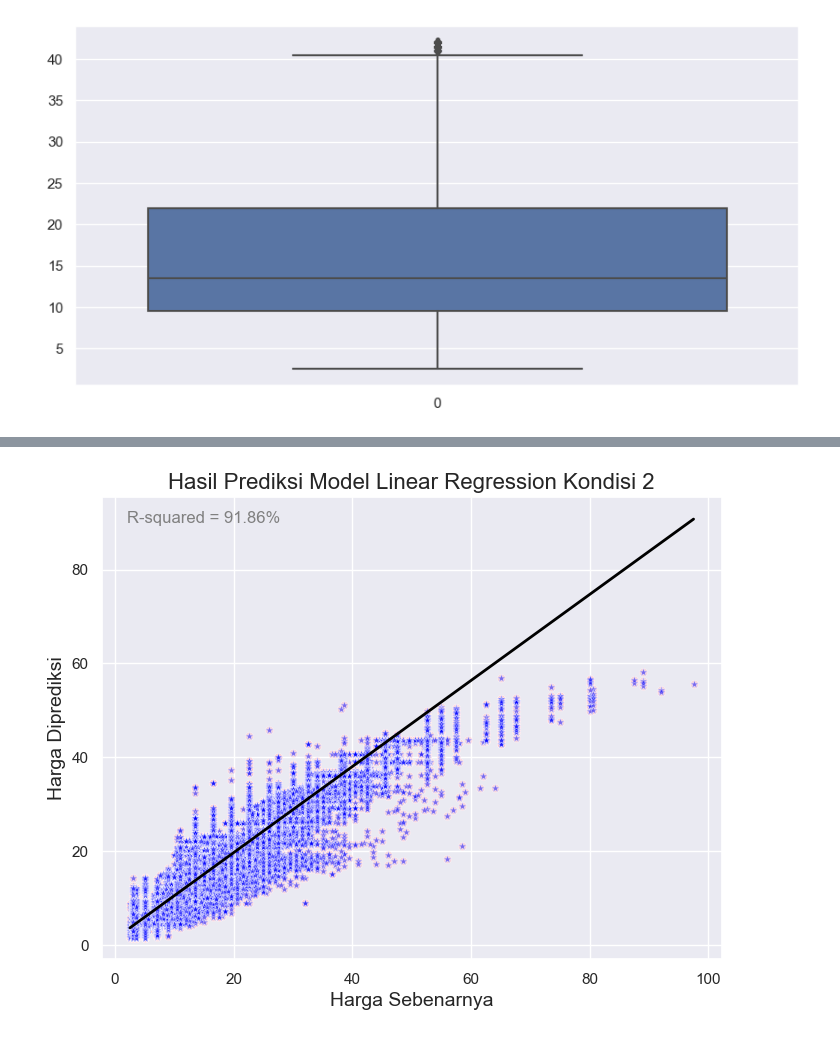
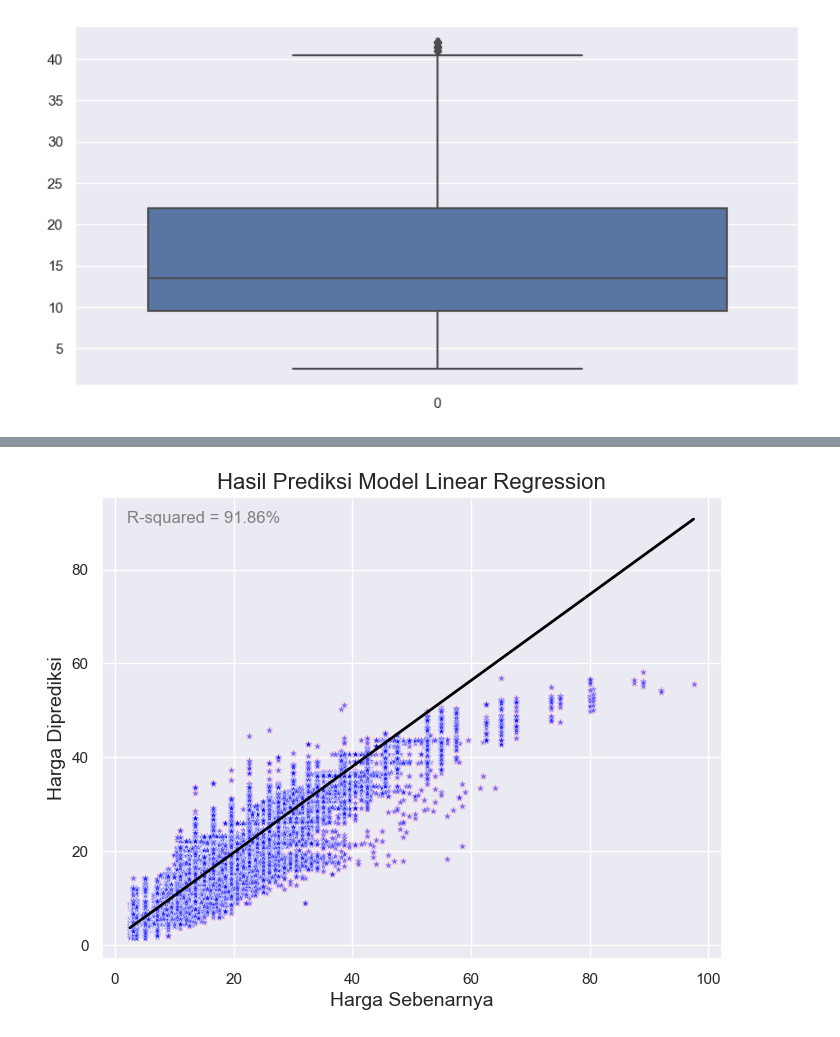
Before and after one commit to Dini274/FP1-LinearRegression, a Jupyter notebook: PYTN_KampusMerdeka_fp1_DiniAryani.ipynb, the cells around one changed output, grey strips where cells are left out. Drawn from its saved outputs; the diff is of its cells as text; code cells hidden in the pictures.

```diff
--- a/PYTN_KampusMerdeka_fp1_DiniAryani.ipynb
+++ b/PYTN_KampusMerdeka_fp1_DiniAryani.ipynb
@@ -918,26 +911,26 @@ predik.head(15)
 # %%
 predicted = (y_test < 50) # kondisi untuk subset pertama
 subset1_x = y_test
 subset1_y = y_pred
 
 subset2_x = y_test
 subset2_y = y_pred
 
 # Buat scatter plot untuk setiap subset dengan marker yang berbeda
 plt.figure(figsize=(8,6))
 sns.scatterplot(x=subset1_x, y=subset1_y, color='pink', alpha=0.5, marker='o')
 sns.scatterplot(x=subset2_x, y=subset2_y, color='blue', alpha=0.5, marker='*')
 
 # Menambahkan garis regresi untuk seluruh data
 sns.regplot(x=y_test, y=y_pred, color='black', scatter=False, line_kws={'lw':2})
 
-plt.title('Hasil Prediksi Model Linear Regression Kondisi 2', fontsize=16)
+plt.title('Hasil Prediksi Model Linear Regression', fontsize=16)
 plt.xlabel('Harga Sebenarnya', fontsize=14)
 plt.ylabel('Harga Diprediksi', fontsize=14)
 
 # Menambahkan anotasi
 plt.text(2, 90, f'R-squared = {round(r2_score(y_test, y_pred)*100, 2)}%', fontsize=12, color='grey')
 
 plt.show()
 # %% [output]
-[figure, old version]
+[figure, new version]
```
Also changed, not shown: parts of 11 cells of this notebook, 3 other files.
